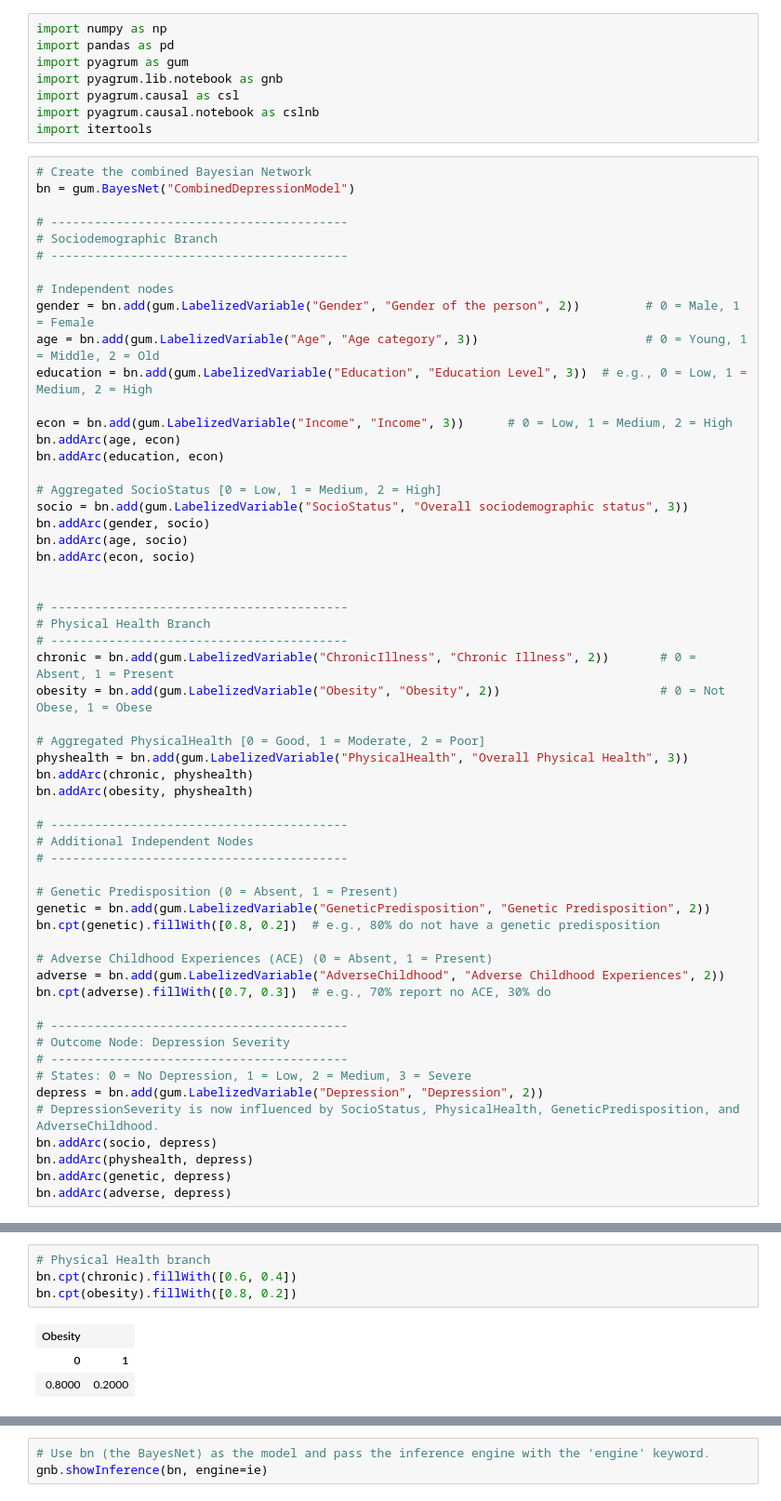
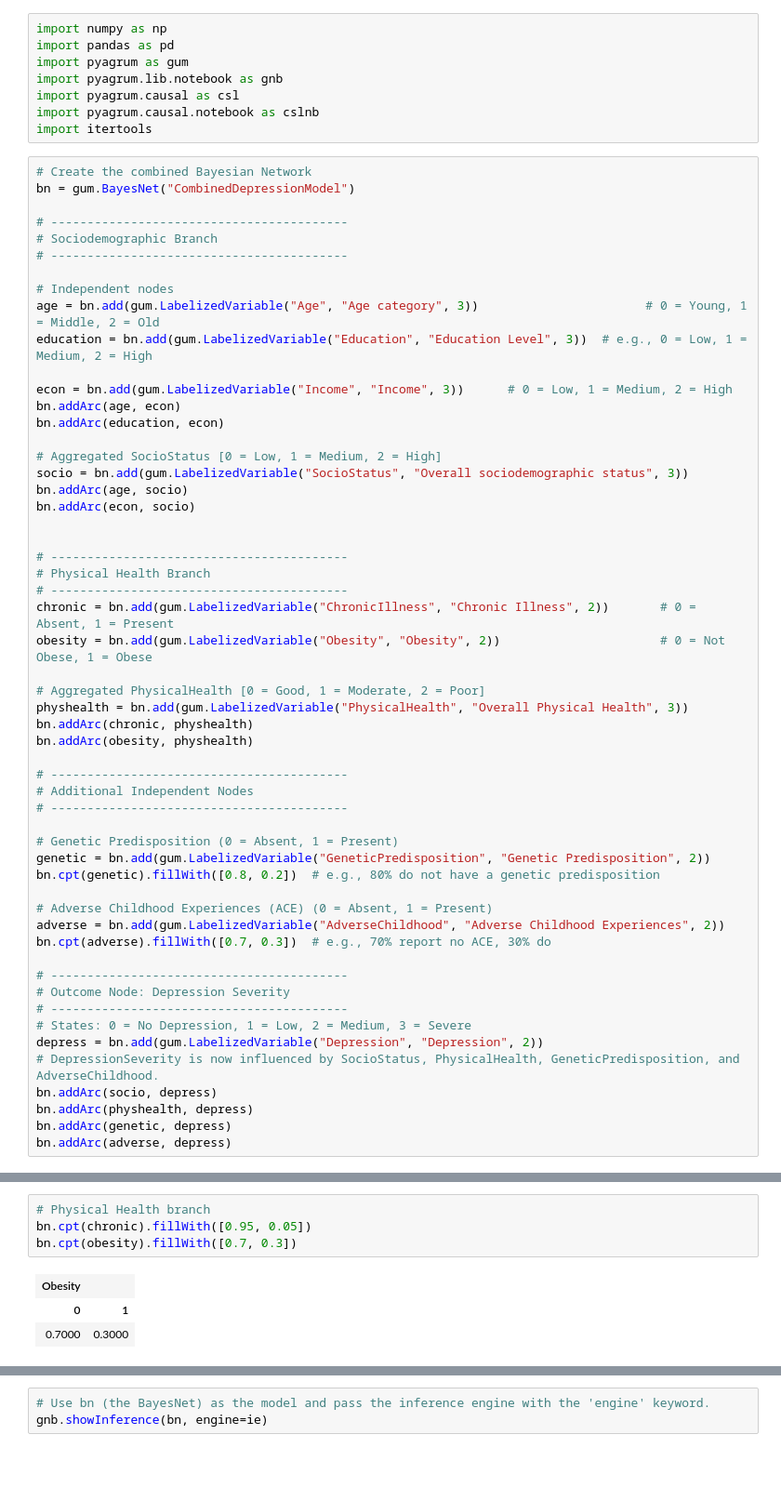
Before and after one commit to ningerdinger/BayesianReasoningLearning, a Jupyter notebook: Assignment1.ipynb, the cells around one changed output, grey strips where cells are left out. Shown at 93% size. Saved outputs shown, nothing was run; the diff lists cells and outputs as text; blank space fills up the shorter version.

```diff
--- a/Assignment1.ipynb
+++ b/Assignment1.ipynb
@@ -15,7 +15,6 @@ bn = gum.BayesNet("CombinedDepressionModel")
 # -----------------------------------------
 
 # Independent nodes
-gender = bn.add(gum.LabelizedVariable("Gender", "Gender of the person", 2))         # 0 = Male, 1 = Female
 age = bn.add(gum.LabelizedVariable("Age", "Age category", 3))                       # 0 = Young, 1 = Middle, 2 = Old
 education = bn.add(gum.LabelizedVariable("Education", "Education Level", 3))  # e.g., 0 = Low, 1 = Medium, 2 = High
 
@@ -25,7 +24,6 @@ bn.addArc(education, econ)
 
 # Aggregated SocioStatus [0 = Low, 1 = Medium, 2 = High]
 socio = bn.add(gum.LabelizedVariable("SocioStatus", "Overall sociodemographic status", 3))
-bn.addArc(gender, socio)
 bn.addArc(age, socio)
 bn.addArc(econ, socio)
 
@@ -128,11 +109,11 @@ cpt_socio[{'Gender': 1, 'Age': 2, 'Income': 2}] = [0.15, 0.40, 0.45]
 # %%
 # Physical Health branch
-bn.cpt(chronic).fillWith([0.6, 0.4])
-bn.cpt(obesity).fillWith([0.8, 0.2])
+bn.cpt(chronic).fillWith([0.95, 0.05])
+bn.cpt(obesity).fillWith([0.7, 0.3])
 # %% [output]
 | Obesity |  |
 | 0 | 1 |
-| 0.8000 | 0.2000 |
+| 0.7000 | 0.3000 |
 # %%
 # Assuming 'bn' is your Bayesian network and 'physhealth' is the aggregated PhysicalHealth node.
 cpt_physHealth = bn.cpt(physhealth)
```
Also changed, not shown: parts of 7 cells of this notebook.
